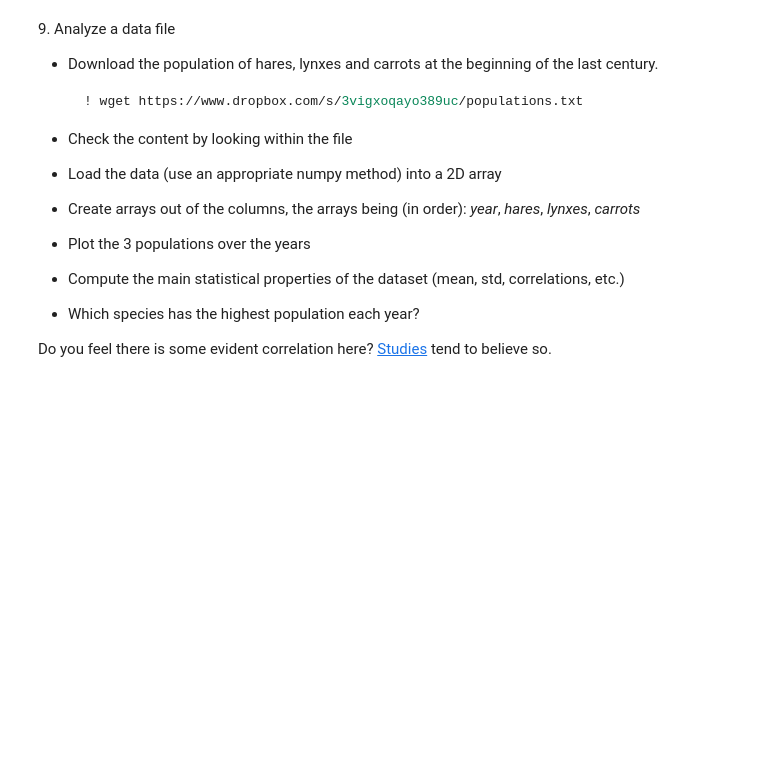
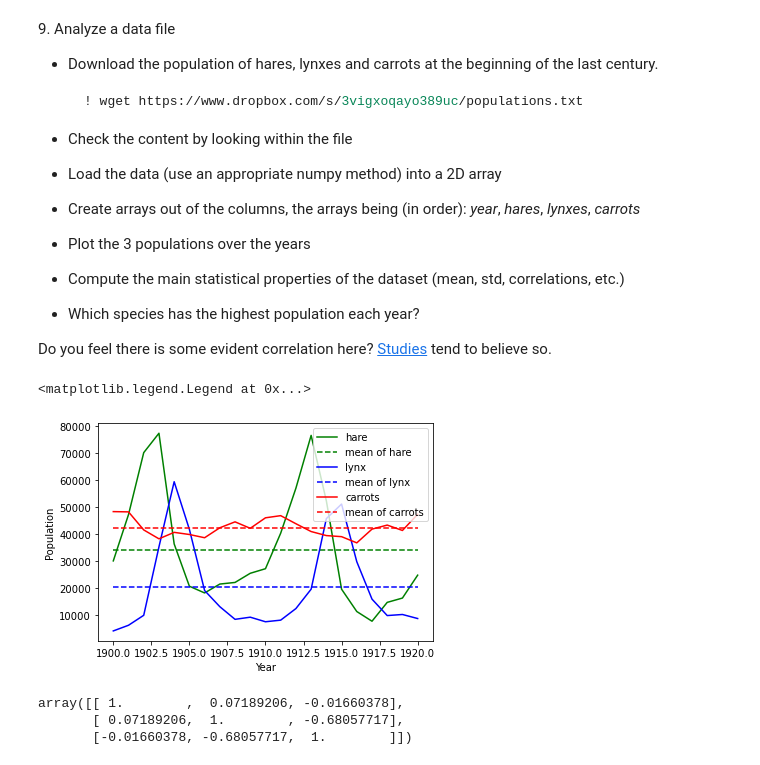
Before and after one commit to PhysicsOfData/LaboratoryOfComputationalPhysics_Y4, a Jupyter notebook: 03ex_Numpy.ipynb, the cells around one changed output. Drawn from its saved outputs; the diff is of its cells as text; code cells hidden in the pictures; blank space fills up the shorter version.

```diff
--- a/03ex_Numpy.ipynb
+++ b/03ex_Numpy.ipynb
@@ -287,3 +302,31 @@ Did you get what you expected?
   * Which species has the highest population each year?
 
 Do you feel there is some evident correlation here? [Studies](https://www.enr.gov.nt.ca/en/services/lynx/lynx-snowshoe-hare-cycle) tend to believe so.
+# %%
+year, hare, lynx, carrots = np.loadtxt('populations.txt', unpack = True)
+means=[]
+stds=[]
+c=['g', 'b', 'r']
+i=0
+for element,name in zip([hare, lynx, carrots],["hare", "lynx", "carrots"]):
+    plt.plot(year, element, label=name, c=c[i])
+    means.append(np.mean(element))
+    stds.append(np.std(element))
+    plt.plot(year,np.ones(len(year))*means[-1],label="mean of "+name,linestyle='--', c=c[i])
+    i+=1
+plt.ylabel("Population")
+plt.xlabel("Year")
+plt.legend(loc="upper right")
+#carrot is the most populous specie
+# %% [output]
+<matplotlib.legend.Legend at 0x...>
+[figure, added]
+# %%
+#normlaized covariance matrix
+data=np.array([hare, lynx, carrots]).T
+data.T
+np.corrcoef(data, rowvar=False)
+# %% [output]
+array([[ 1.        ,  0.07189206, -0.01660378],
+       [ 0.07189206,  1.        , -0.68057717],
+       [-0.01660378, -0.68057717,  1.        ]])
```
Also changed, not shown: parts of 3 cells of this notebook.
